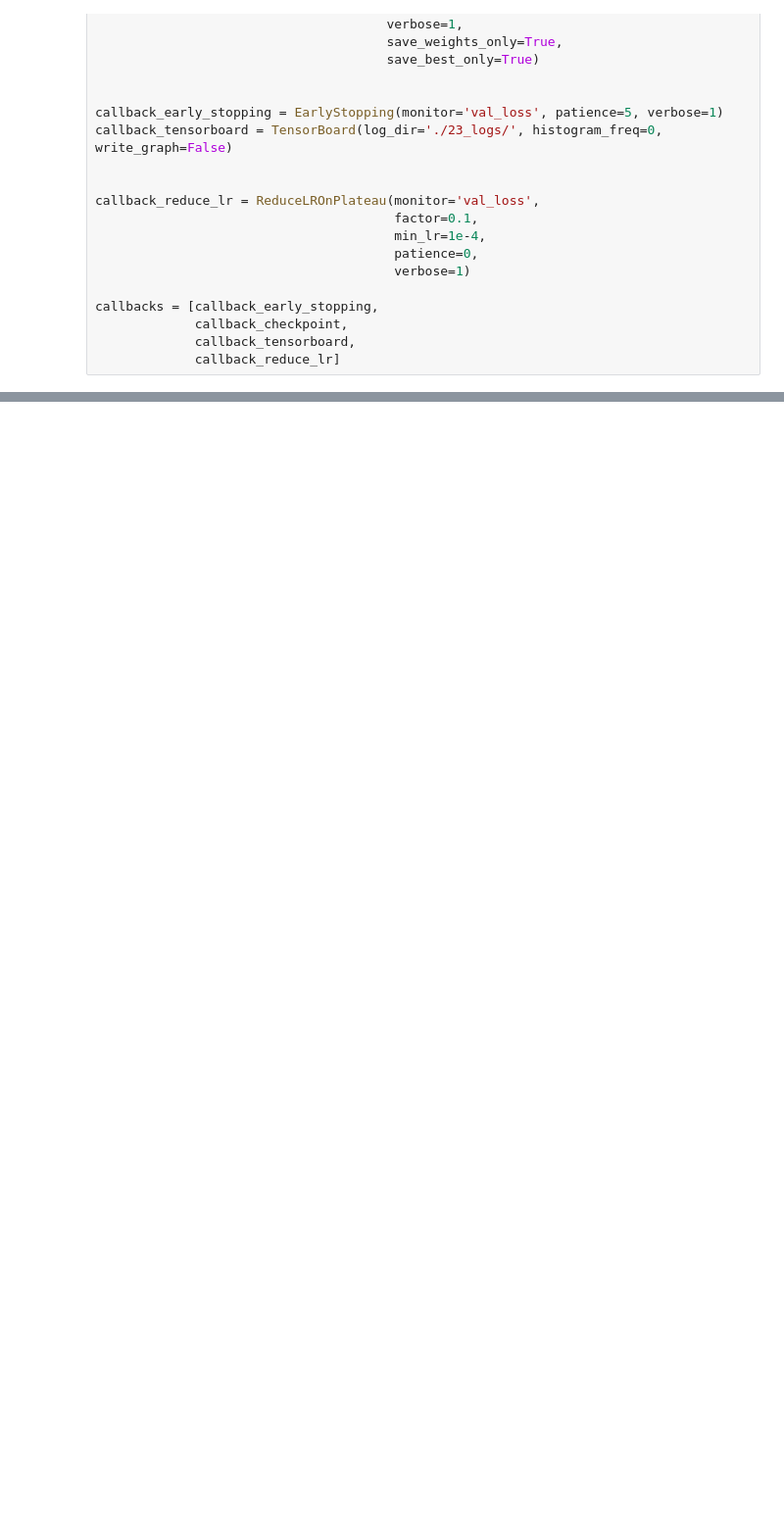
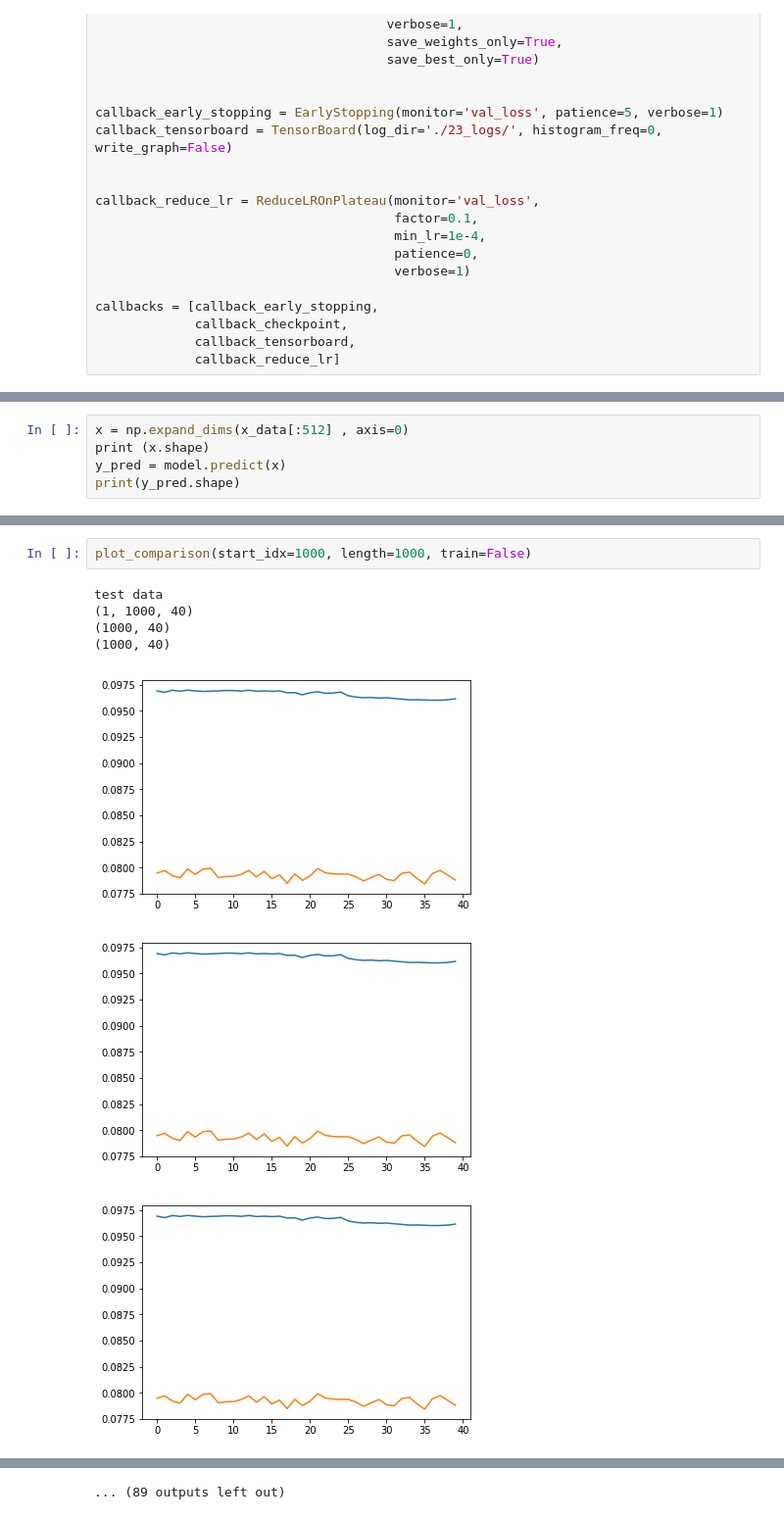
Before and after one commit to amitashkenazi/learning_dp, a Jupyter notebook: crypto_trading/eth_btc_prediction.ipynb, the cells around one changed output, grey strips where cells are left out. Shown at 98% size. Cells and saved outputs as stored; diff of their text form; blank space fills up the shorter version.

```diff
--- a/crypto_trading/eth_btc_prediction.ipynb
+++ b/crypto_trading/eth_btc_prediction.ipynb
@@ -220,0 +303,5 @@ Epoch 1/20
+# %%
+x = np.expand_dims(x_data[:512] , axis=0)
+print (x.shape)
+y_pred = model.predict(x)
+print(y_pred.shape)
@@ -220,0 +386,10 @@ Epoch 1/20
+# %%
+plot_comparison(start_idx=1000, length=1000, train=False)
+# %% [output]
+test data
+(1, 1000, 40)
+(1000, 40)
+(1000, 40)
+[figure, added]
+[figure, added]
+[figure, added]
@@ -220,0 +404 @@ Epoch 1/20
+... (89 outputs left out)
```
Also changed, not shown: parts of 20 cells of this notebook, 1 other file.
